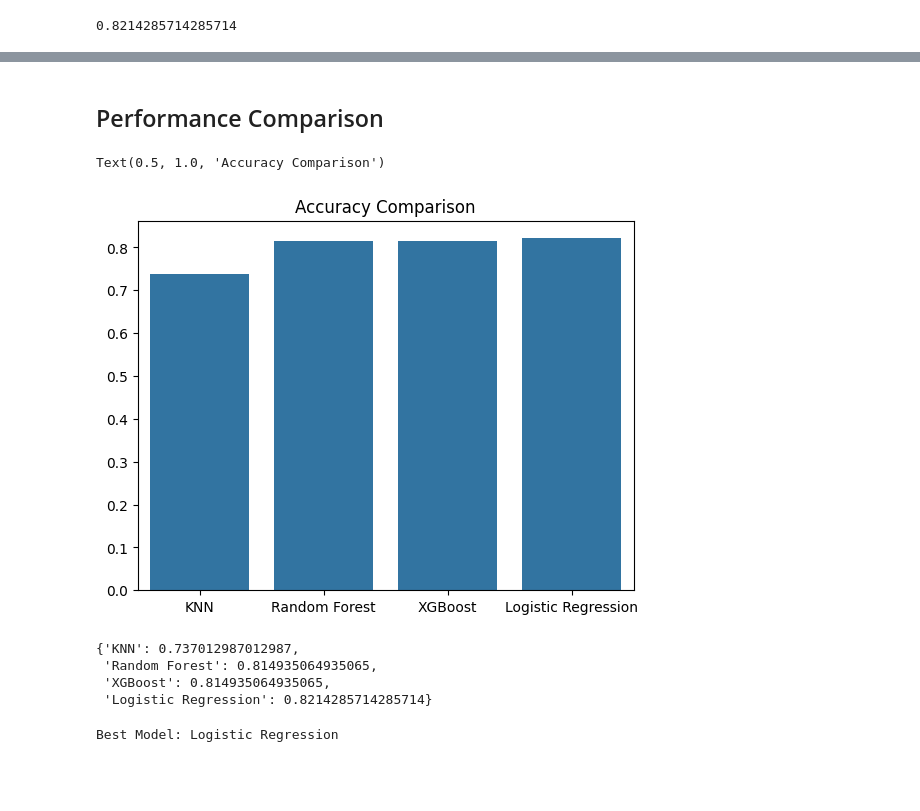
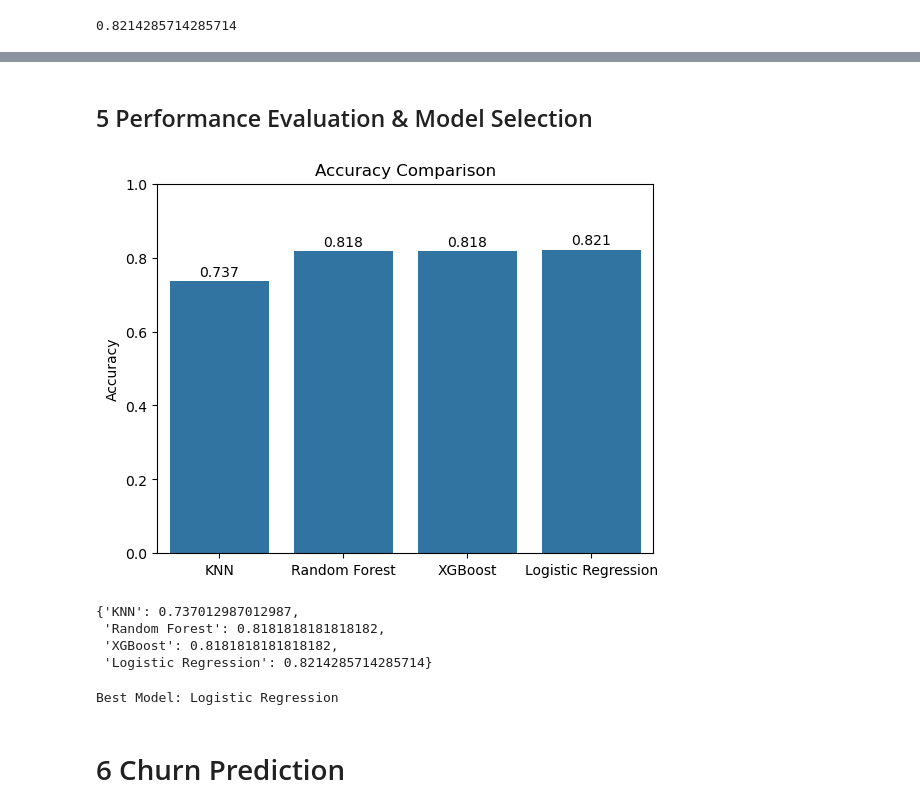
Before and after one commit to jzhou196/RBAC-Calian-Case-Competition, a Jupyter notebook: churn_pred.ipynb, the cells around one changed output, grey strips where cells are left out. Saved outputs shown, nothing was run; the diff lists cells and outputs as text; code cells hidden in the pictures; blank space fills up the shorter version.

```diff
--- a/churn_pred.ipynb
+++ b/churn_pred.ipynb
@@ -225,6 +241,6 @@ numerical_cols = [col for col in X_train.columns if col not in categorical_cols]
 preprocessor = ColumnTransformer(
     transformers=[
         ('num', StandardScaler(), numerical_cols),
-        ('cat', OneHotEncoder(drop='first', sparse_output=False), categorical_cols)
+        ('cat', OneHotEncoder(drop='first', sparse_output=False, handle_unknown='ignore'), categorical_cols)
     ])
 # %% [markdown]
@@ -498,19 +603,25 @@ agg_results['Logistic Regression']
 # %% [markdown]
-## Performance Comparison
+## 5 Performance Evaluation & Model Selection
 # %%
 sns.barplot(data=agg_results)
 plt.title('Accuracy Comparison')
+for i, (model, acc) in enumerate(agg_results.items()):
+    plt.text(i, acc + 0.005, f"{acc:.3f}", ha='center', va='bottom')
+plt.ylim(0, 1)
+plt.ylabel('Accuracy')
+plt.show()
 # %% [output]
-Text(0.5, 1.0, 'Accuracy Comparison')
-[figure, old version]
+[figure, new version]
 # %%
 agg_results
 # %% [output]
 {'KNN': 0.737012987012987,
- 'Random Forest': 0.814935064935065,
- 'XGBoost': 0.814935064935065,
+ 'Random Forest': 0.8181818181818182,
+ 'XGBoost': 0.8181818181818182,
  'Logistic Regression': 0.8214285714285714}
 # %%
 print(f'Best Model: {max(agg_results, key=agg_results.get)}')
 # %% [output]
 Best Model: Logistic Regression
+# %% [markdown]
+# 6 Churn Prediction
```
Also changed, not shown: parts of 32 cells of this notebook, 2 other files.
